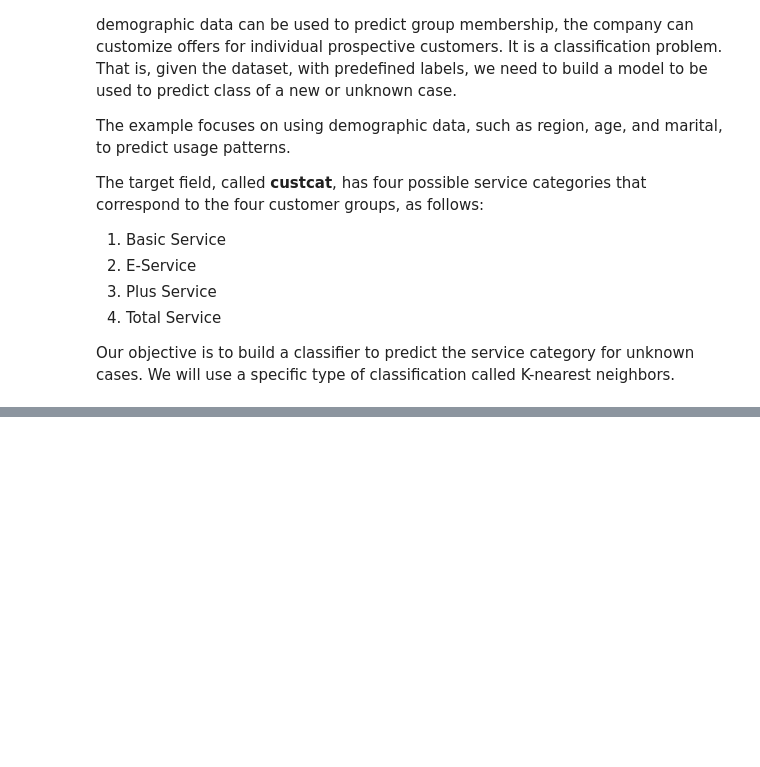
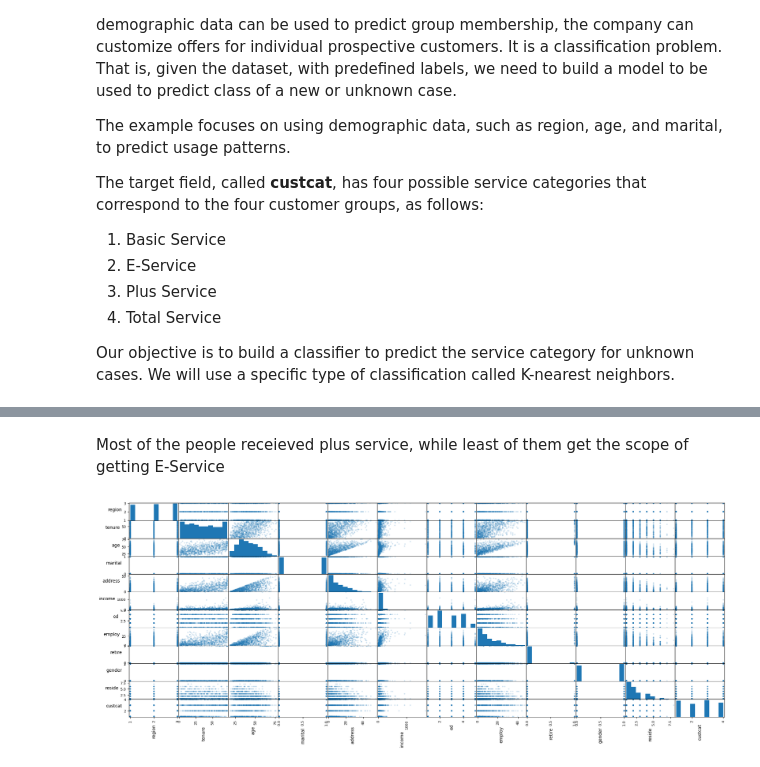
Before and after one commit to Tinonturja/MachineLearning, a Jupyter notebook: KNN_Classifier.ipynb, the cells around one changed output, grey strips where cells are left out. Drawn from its saved outputs; the diff is of its cells as text; code cells hidden in the pictures; blank space fills up the shorter version.

```diff
--- a/KNN_Classifier.ipynb
+++ b/KNN_Classifier.ipynb
@@ -28,0 +62,15 @@ Our objective is to build a classifier to predict the service category for unkno
+# %% [markdown]
+Most of the people receieved plus service, while least of them get the scope of getting E-Service
+# %%
+axes = pd.plotting.scatter_matrix(df,alpha = 0.2, figsize = (20,8))
+
+for ax in axes.flatten():
+    ax.xaxis.label.set_rotation(90)
+    ax.yaxis.label.set_rotation(0)
+    ax.yaxis.label.set_ha('right')
+
+plt.tight_layout()
+plt.gcf().subplots_adjust(wspace = 0,hspace = 0)
+plt.show()
+# %% [output]
+[figure, added]
```
Also changed, not shown: parts of 25 cells of this notebook, 2 other files.
